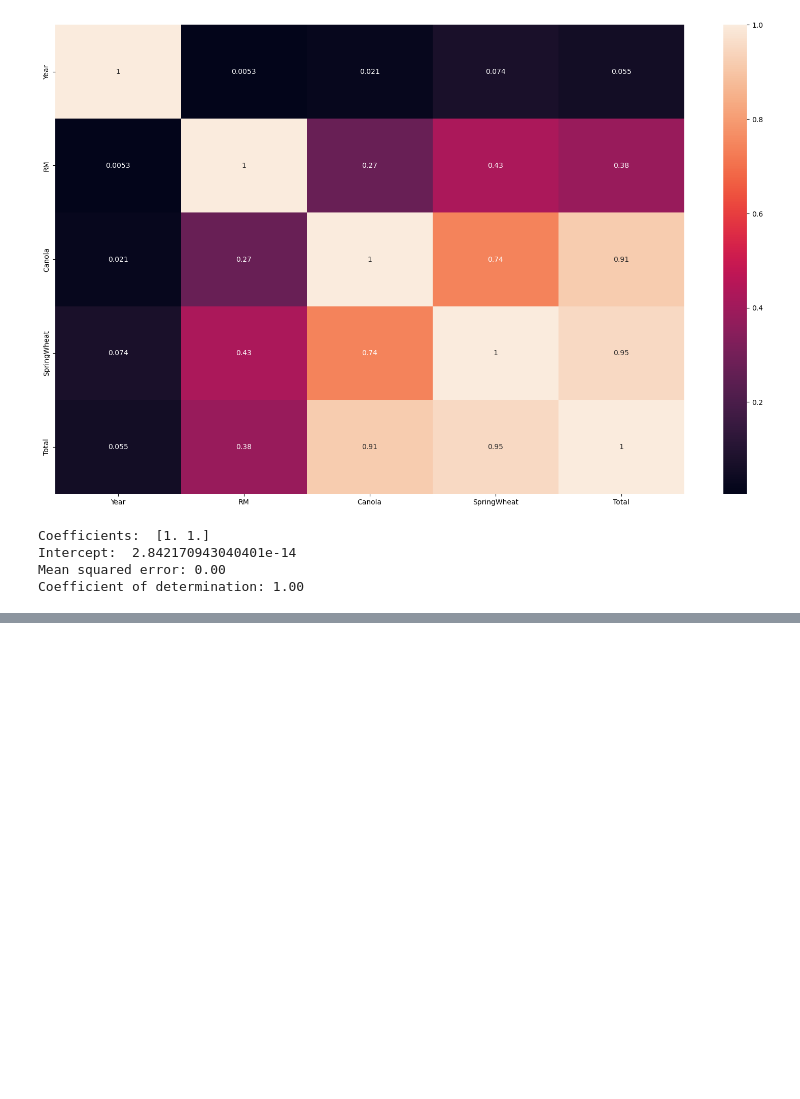
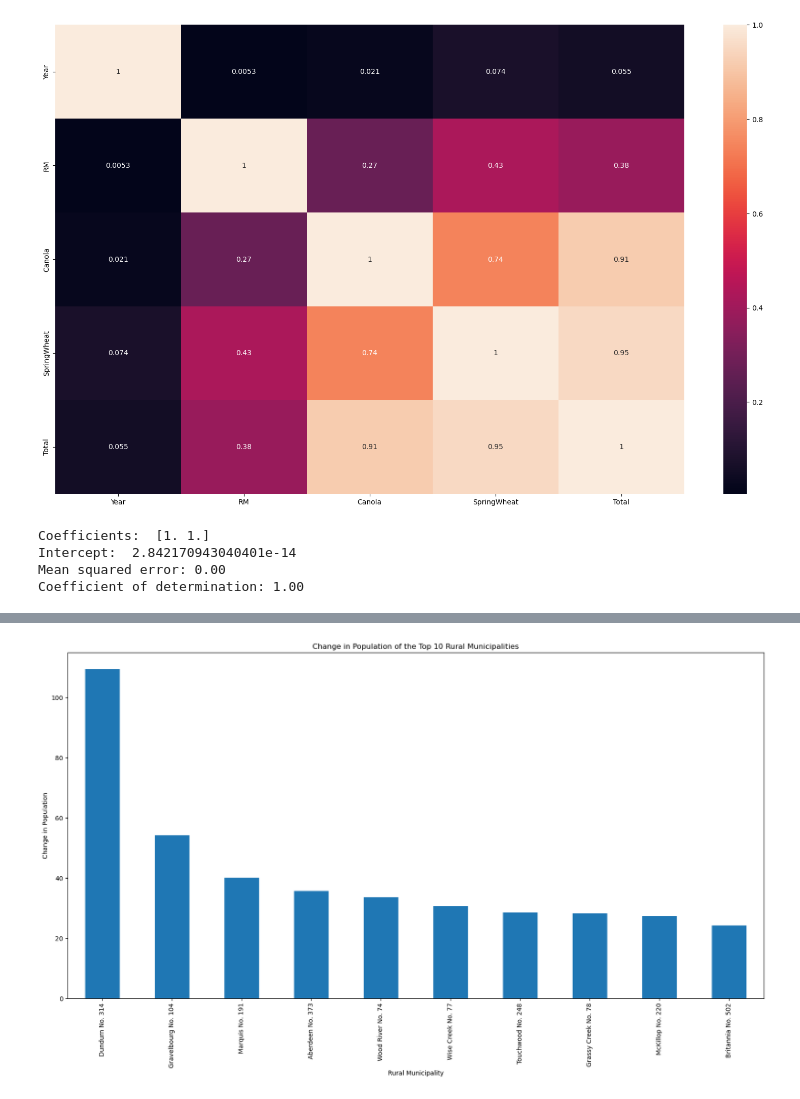
Before and after one commit to Metaluv/Palette_Training, a Jupyter notebook: Palette_training_4-main/Assignment_4.ipynb, the cells around one changed output, grey strips where cells are left out. Saved outputs shown, nothing was run; the diff lists cells and outputs as text; code cells hidden in the pictures; blank space fills up the shorter version.

```diff
--- a/Palette_training_4-main/Assignment_4.ipynb
+++ b/Palette_training_4-main/Assignment_4.ipynb
@@ -443,0 +658,2 @@ Coefficient of Determination (R2): 0.9985021627053251
+# %%
+df_eda['Change(%)'] = df_eda['Change(%)'].str.replace("+", "").str.replace("%", "").str.replace("−", "-").astype("float64")
@@ -443,0 +666,16 @@ Coefficient of Determination (R2): 0.9985021627053251
+# %%
+#sort by change in population and display the top 10 RMs
+df_eda.sort_values(by='Change(%)', ascending=False).head(10)
+
+# create a bar plot of the change in population of the top 10 RMs
+df_eda.groupby(['Ruralmunicipality'])['Change(%)'].median().sort_values(ascending=False).head(10).plot(kind='bar', figsize=(20, 10))
+# set the title of the plot
+plt.title('Change in Population of the Top 10 Rural Municipalities')
+# set the x-axis label
+plt.xlabel('Rural Municipality')
+# set the y-axis label
+plt.ylabel('Change in Population %')
+# display the plot
+plt.show()
+# %% [output]
+[figure, added]
```
Also changed, not shown: parts of 32 cells of this notebook, 1 other file.
